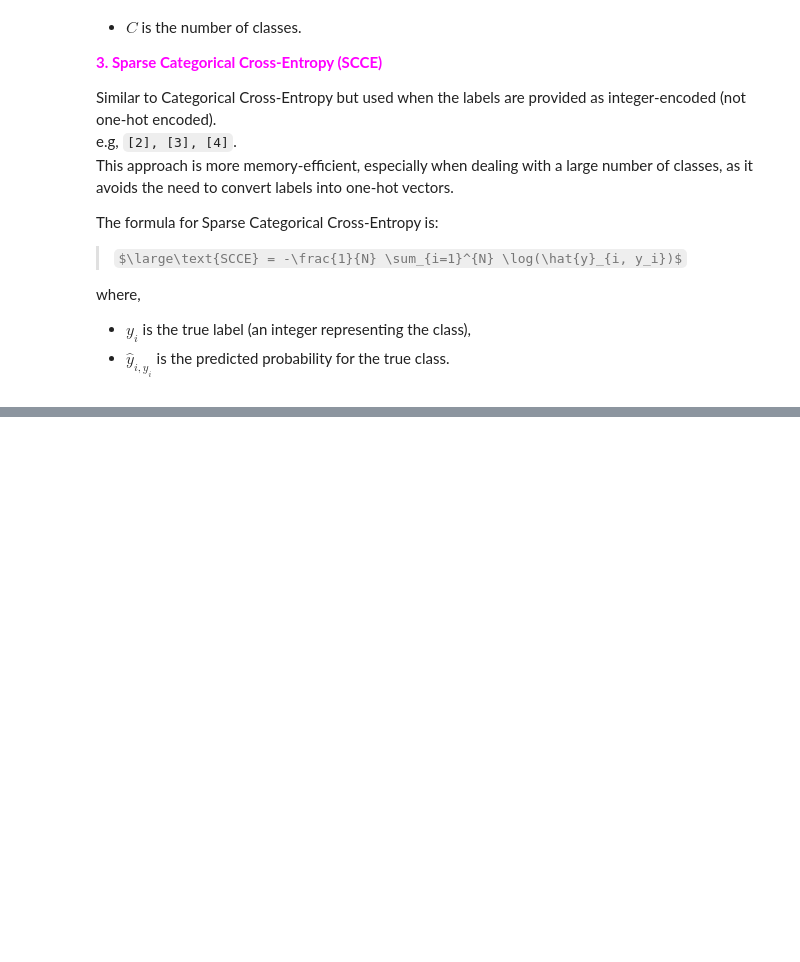
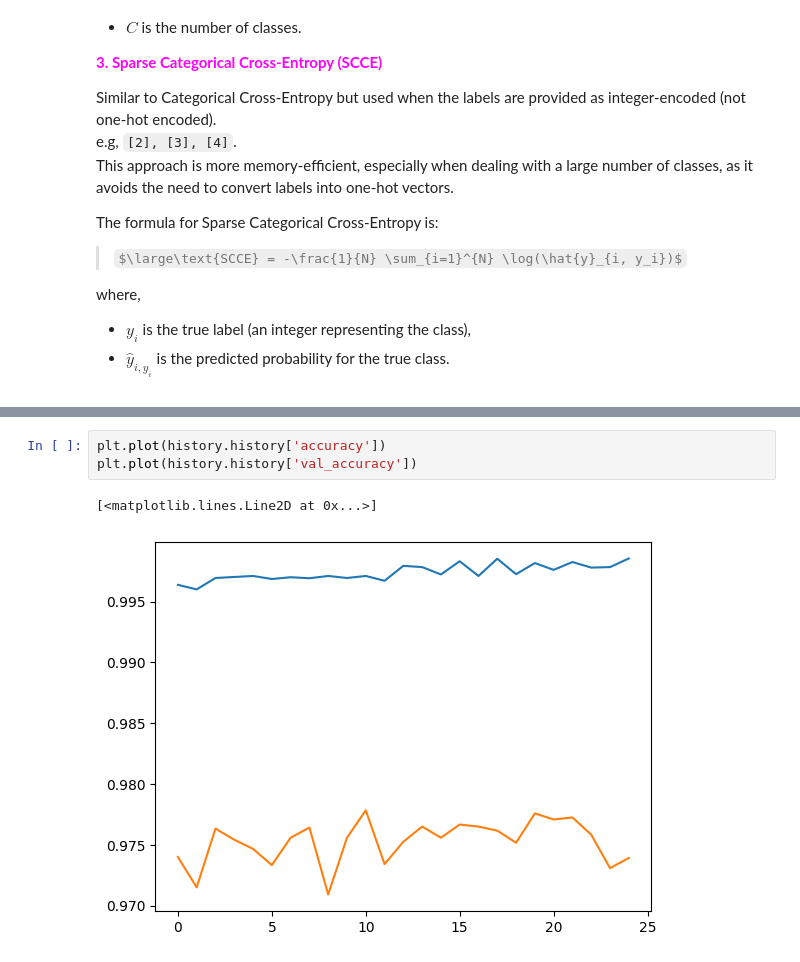
Before and after one commit to PrimEGameR123/DL, a Jupyter notebook: mnist/MNIST.ipynb, the cells around one changed output, grey strips where cells are left out. Saved outputs shown, nothing was run; the diff lists cells and outputs as text; some formulas as TeX source; blank space fills up the shorter version.

```diff
--- a/mnist/MNIST.ipynb
+++ b/mnist/MNIST.ipynb
@@ -199,0 +337,6 @@ The formula for Sparse Categorical Cross-Entropy is:
+# %%
+plt.plot(history.history['accuracy'])
+plt.plot(history.history['val_accuracy'])
+# %% [output]
+[<matplotlib.lines.Line2D at 0x...>]
+[figure, added]
```
Also changed, not shown: parts of 27 cells of this notebook.
